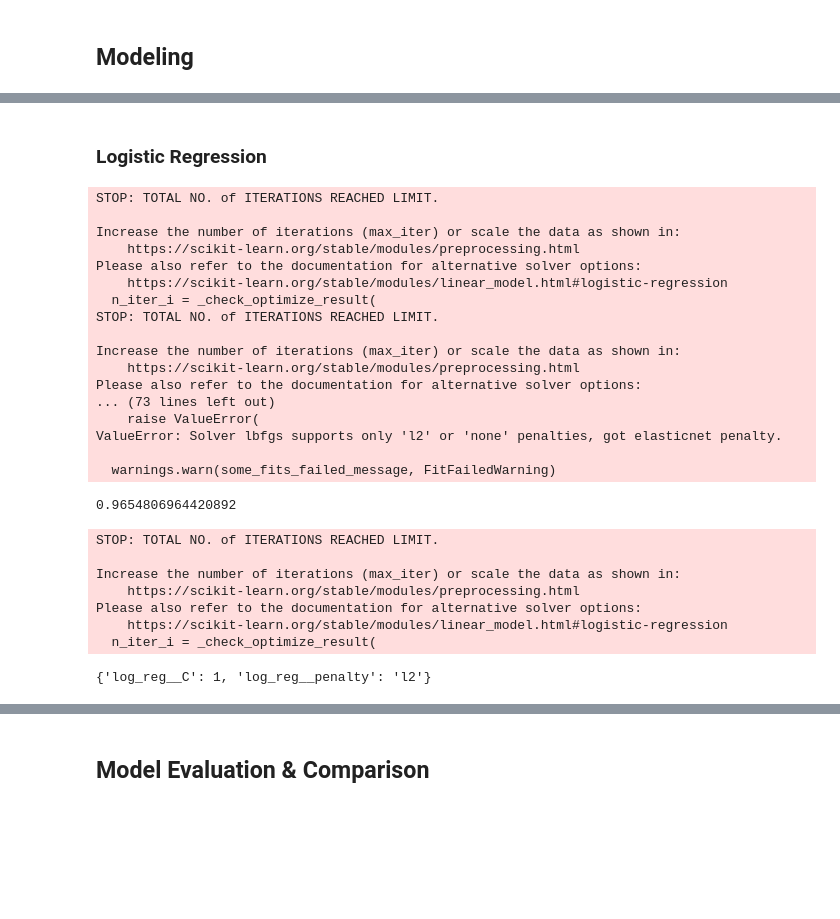
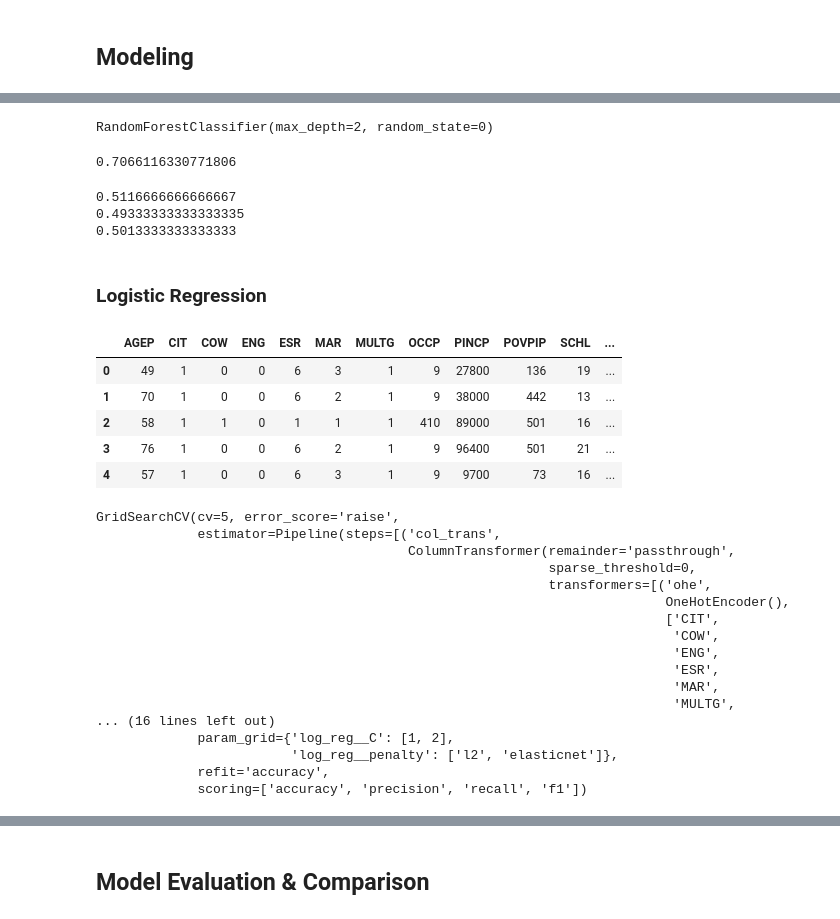
Before and after one commit to brandiehatch/capstone, a Jupyter notebook: 04_model_classification_capstone.ipynb, the cells around one changed output, grey strips where cells are left out. Saved outputs shown, nothing was run; the diff lists cells and outputs as text; code cells hidden in the pictures; blank space fills up the shorter version.

```diff
--- a/04_model_classification_capstone.ipynb
+++ b/04_model_classification_capstone.ipynb
@@ -52,7 +73,7 @@ df.head()
 # %%
 # Create X and y
 
-X = df.drop(columns='SEX')
+X = df.drop(columns=['SEX', 'FFSP', 'LANX', 'NOC', 'RAC1P', 'SCH', 'SCHG'])
 y = df['SEX']
 # %%
 # Train/Test Split
@@ -197,0 +125,5 @@ dtype: int64
+# %%
+rf = RandomForestClassifier(n_estimators=100, max_depth=2, random_state=0)
+rf.fit(Xs_train, y_train)
+# %% [output]
+RandomForestClassifier(max_depth=2, random_state=0)
@@ -198,2 +132,14 @@ dtype: int64
+# %%
+rmse(y, rf_y_pred)
+# %% [output]
+0.7066116330771806
+# %%
+print(accuracy_score(y_test, lr.predict(X_test)))
+print(accuracy_score(y_test, gnb.predict(X_test)))
+print(accuracy_score(y_test, rf.predict(X_test)))
+# %% [output]
+0.5116666666666667
+0.49333333333333335
+0.5013333333333333
 # %% [markdown]
 ### Logistic Regression
@@ -205,0 +146,9 @@ pipe_log = Pipeline([
+# %%
+X.head()
+# %% [output]
+|  | AGEP | CIT | COW | ENG | ESR | MAR | MULTG | OCCP | PINCP | POVPIP | SCHL | ... |
+| 0 | 49 | 1 | 0 | 0 | 6 | 3 | 1 | 9 | 27800 | 136 | 19 | ... |
+| 1 | 70 | 1 | 0 | 0 | 6 | 2 | 1 | 9 | 38000 | 442 | 13 | ... |
+| 2 | 58 | 1 | 1 | 0 | 1 | 1 | 1 | 410 | 89000 | 501 | 16 | ... |
+| 3 | 76 | 1 | 0 | 0 | 6 | 2 | 1 | 9 | 96400 | 501 | 21 | ... |
+| 4 | 57 | 1 | 0 | 0 | 6 | 3 | 1 | 9 | 9700 | 73 | 16 | ... |
@@ -208,34 +180,3 @@ params_log = {
     'log_reg__penalty': ['l2', 'elasticnet'],
     'log_reg__C': [1, 2]
 }
-log_gs = GridSearchCV(pipe_log, param_grid=params_log, cv=5)
-log_gs.fit(X_train, y_train)
-print(log_gs.best_score_)
-log_gs.best_params_
-# %% [output]
-STOP: TOTAL NO. of ITERATIONS REACHED LIMIT.
-
-Increase the number of iterations (max_iter) or scale the data as shown in:
-    https://scikit-learn.org/stable/modules/preprocessing.html
-Please also refer to the documentation for alternative solver options:
-    https://scikit-learn.org/stable/modules/linear_model.html#logistic-regression
-  n_iter_i = _check_optimize_result(
-STOP: TOTAL NO. of ITERATIONS REACHED LIMIT.
-
-Increase the number of iterations (max_iter) or scale the data as shown in:
-    https://scikit-learn.org/stable/modules/preprocessing.html
-Please also refer to the documentation for alternative solver options:
-... (73 lines left out)
-    raise ValueError(
-ValueError: Solver lbfgs supports only 'l2' or 'none' penalties, got elasticnet penalty.
-
-  warnings.warn(some_fits_failed_message, FitFailedWarning)
-0.9654806964420892
-STOP: TOTAL NO. of ITERATIONS REACHED LIMIT.
-
-Increase the number of iterations (max_iter) or scale the data as shown in:
-    https://scikit-learn.org/stable/modules/preprocessing.html
-Please also refer to the documentation for alternative solver options:
-    https://scikit-learn.org/stable/modules/linear_model.html#logistic-regression
-  n_iter_i = _check_optimize_result(
-{'log_reg__C': 1, 'log_reg__penalty': 'l2'}
@@ -241,0 +190,20 @@ Please also refer to the documentation for alternative solver options:
+# %%
+log_gs.fit(X_train, y_train)
+# %% [output]
+GridSearchCV(cv=5, error_score='raise',
+             estimator=Pipeline(steps=[('col_trans',
+                                        ColumnTransformer(remainder='passthrough',
+                                                          sparse_threshold=0,
+                                                          transformers=[('ohe',
+                                                                         OneHotEncoder(),
+                                                                         ['CIT',
+                                                                          'COW',
+                                                                          'ENG',
+                                                                          'ESR',
+                                                                          'MAR',
+                                                                          'MULTG',
+... (16 lines left out)
+             param_grid={'log_reg__C': [1, 2],
+                         'log_reg__penalty': ['l2', 'elasticnet']},
+             refit='accuracy',
+             scoring=['accuracy', 'precision', 'recall', 'f1'])
```
Also changed, not shown: parts of 68 cells of this notebook, 3 other files.
